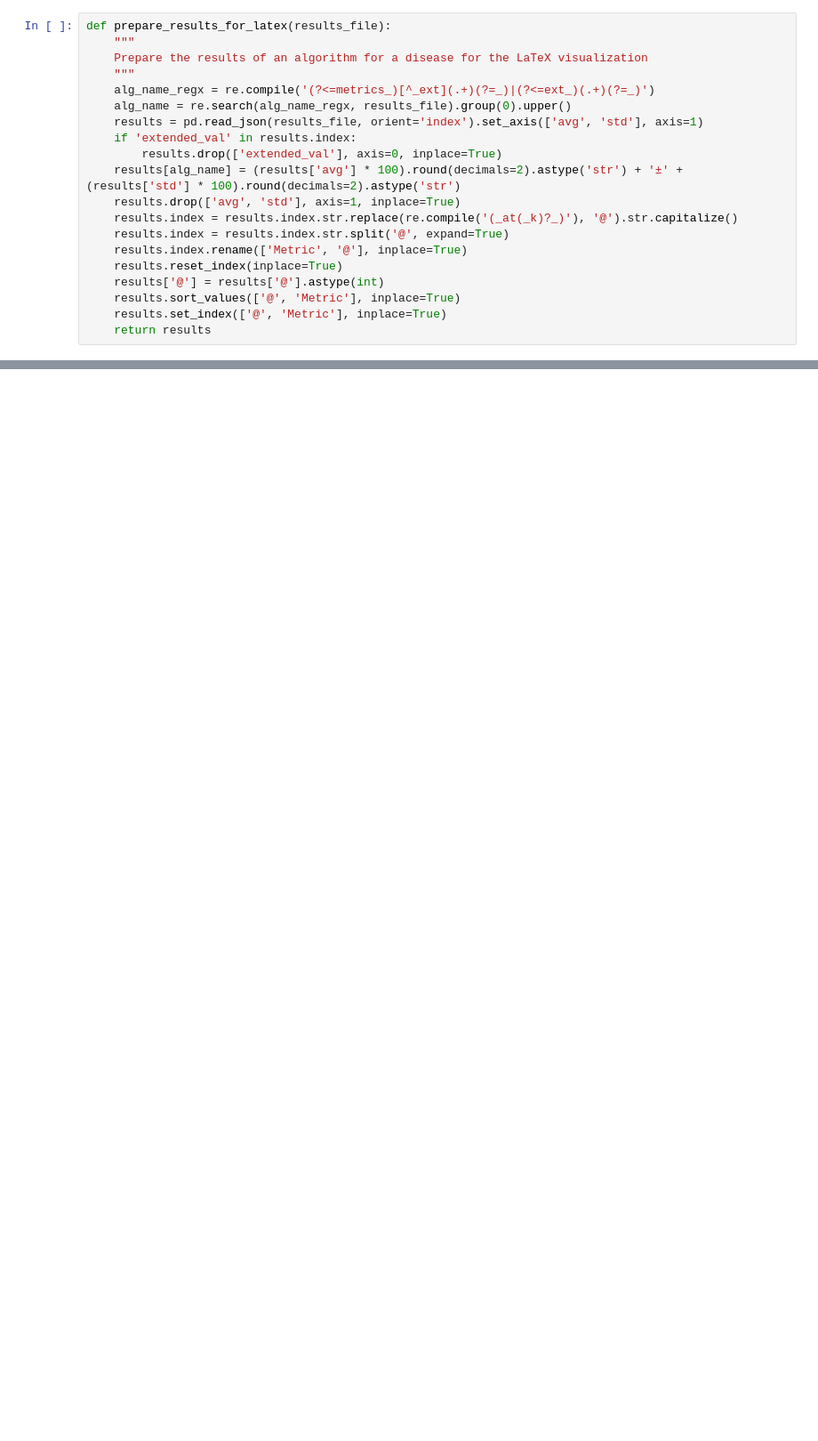
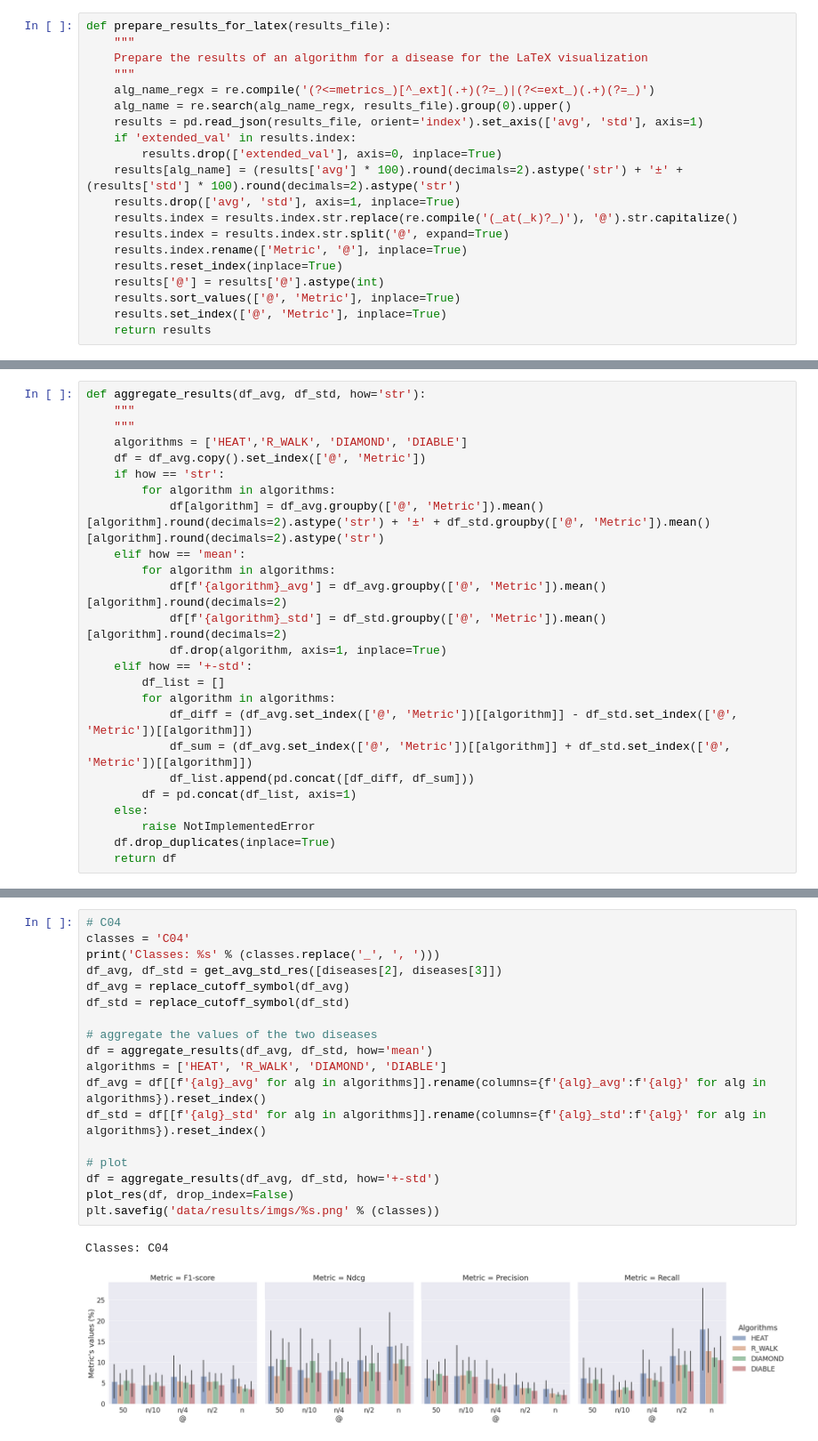
Before and after one commit to stdrr/BI-Project, a Jupyter notebook: Analysis.ipynb, the cells around one changed output, grey strips where cells are left out. Shown: that part at 89% size. Saved outputs shown, nothing was run; the diff lists cells and outputs as text; blank space fills up the shorter version.

```diff
--- a/Analysis.ipynb
+++ b/Analysis.ipynb
@@ -467,0 +521,25 @@ results_files = [f'data/results/{disease}/metrics_{algorithm}_{disease}.json' fo
+# %%
+def aggregate_results(df_avg, df_std, how='str'):
+    """
+    """
+    algorithms = ['HEAT','R_WALK', 'DIAMOND', 'DIABLE']
+    df = df_avg.copy().set_index(['@', 'Metric'])
+    if how == 'str':
+        for algorithm in algorithms:
+            df[algorithm] = df_avg.groupby(['@', 'Metric']).mean()[algorithm].round(decimals=2).astype('str') + '±' + df_std.groupby(['@', 'Metric']).mean()[algorithm].round(decimals=2).astype('str')
+    elif how == 'mean':
+        for algorithm in algorithms:
+            df[f'{algorithm}_avg'] = df_avg.groupby(['@', 'Metric']).mean()[algorithm].round(decimals=2)
+            df[f'{algorithm}_std'] = df_std.groupby(['@', 'Metric']).mean()[algorithm].round(decimals=2)
+            df.drop(algorithm, axis=1, inplace=True)
+    elif how == '+-std':
+        df_list = []
+        for algorithm in algorithms:
+            df_diff = (df_avg.set_index(['@', 'Metric'])[[algorithm]] - df_std.set_index(['@', 'Metric'])[[algorithm]])
+            df_sum = (df_avg.set_index(['@', 'Metric'])[[algorithm]] + df_std.set_index(['@', 'Metric'])[[algorithm]])
+            df_list.append(pd.concat([df_diff, df_sum]))
+        df = pd.concat(df_list, axis=1)
+    else:
+        raise NotImplementedError
+    df.drop_duplicates(inplace=True)
+    return df
@@ -467,0 +619,21 @@ results_files = [f'data/results/{disease}/metrics_{algorithm}_{disease}.json' fo
+# %%
+# C04
+classes = 'C04'
+print('Classes: %s' % (classes.replace('_', ', ')))
+df_avg, df_std = get_avg_std_res([diseases[2], diseases[3]])
+df_avg = replace_cutoff_symbol(df_avg)
+df_std = replace_cutoff_symbol(df_std)
+
+# aggregate the values of the two diseases
+df = aggregate_results(df_avg, df_std, how='mean')
+algorithms = ['HEAT', 'R_WALK', 'DIAMOND', 'DIABLE']
+df_avg = df[[f'{alg}_avg' for alg in algorithms]].rename(columns={f'{alg}_avg':f'{alg}' for alg in algorithms}).reset_index()
+df_std = df[[f'{alg}_std' for alg in algorithms]].rename(columns={f'{alg}_std':f'{alg}' for alg in algorithms}).reset_index()
+
+# plot
+df = aggregate_results(df_avg, df_std, how='+-std')
+plot_res(df, drop_index=False)
+plt.savefig('data/results/imgs/%s.png' % (classes))
+# %% [output]
+Classes: C04
+[figure, added]
```
Also changed, not shown: parts of 31 cells of this notebook.
